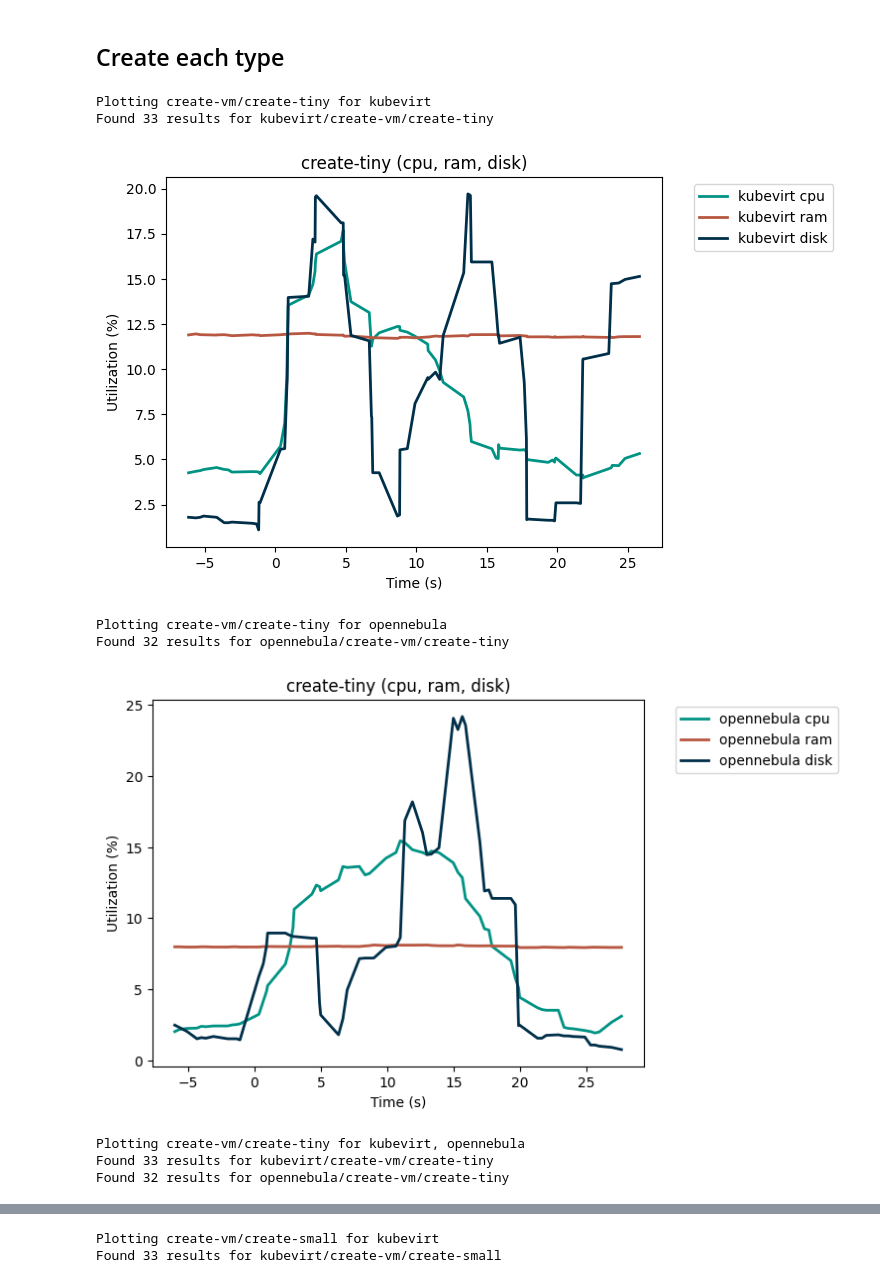
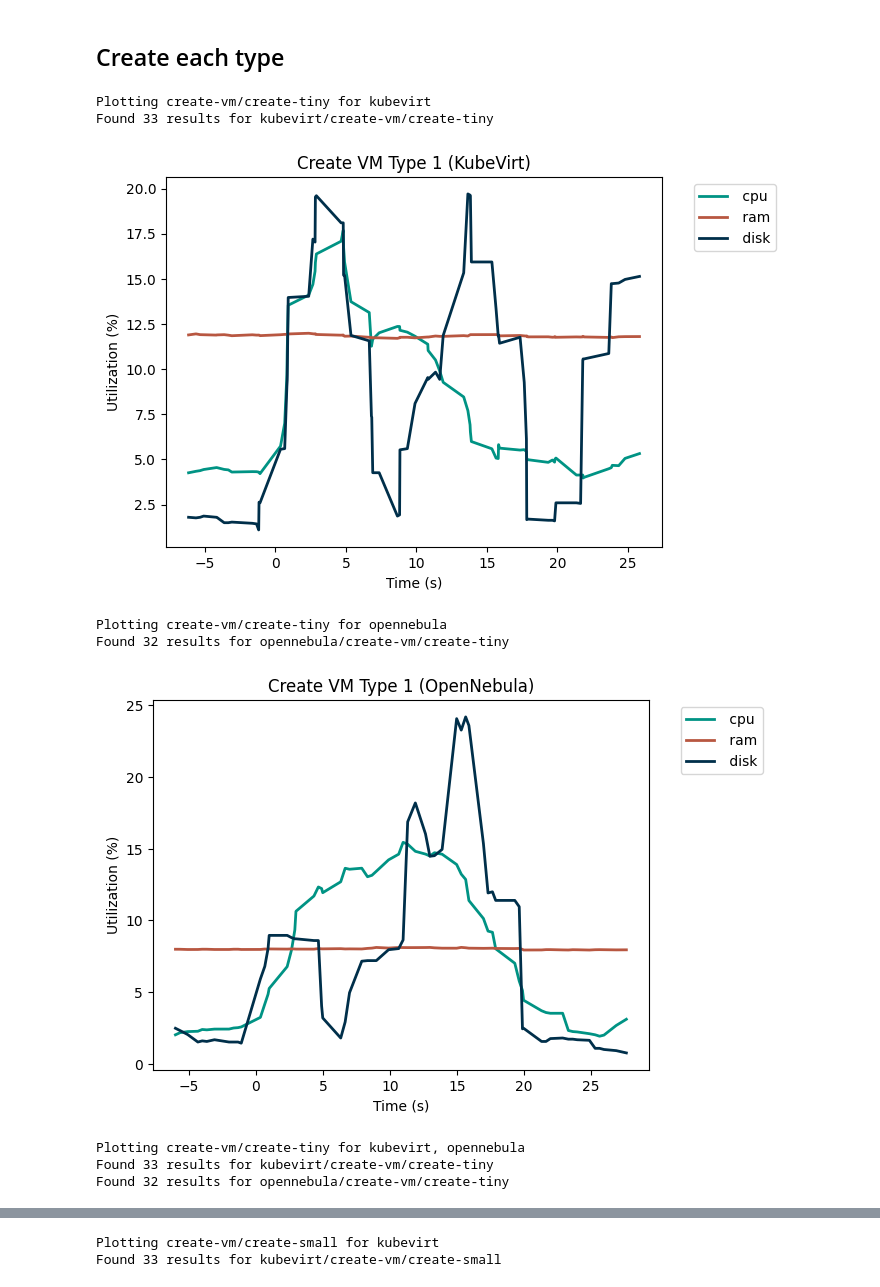
Before and after one commit to saffronjam/thesis, a Jupyter notebook: performance analysis/scripts/graphs.ipynb, the cells around one changed output, grey strips where cells are left out. Cells and saved outputs as stored; diff of their text form; code cells hidden in the pictures.

Commit message:
Updated method section with new plots and reflection content. Fix bugs with graph generation. Add usability results per participant

```diff
--- a/performance analysis/scripts/graphs.ipynb
+++ b/performance analysis/scripts/graphs.ipynb
@@ -410,28 +410,30 @@ def get_x_y(node_groups, utilizations, label_prefix):
                 else:
                     y_axis.append(metric[utilization] * 100)
 
-            y_axises.append({"node": name, "data": y_axis, "label": label_prefix + " " + utilization})
+
+            # If more than one utilization, include utilization as suffix
+            suffix = utilization if len(utilizations) > 1 else ""
+
+            y_axises.append({"node": name, "data": y_axis, "label": label_prefix + " " + suffix})
 
     return x_axises, y_axises
 
-def plot_results(vmms, group, test, node_types, utiliazations, stackplot: bool = False, filename: str = None):
+def plot_results(name, vmms, group, test, node_types, utiliazations, stackplot: bool = False, filename: str = None):
     # Remove any utilization that is not 'cpu', 'ram' or 'disk'
     utiliazations = [utiliazation for utiliazation in utiliazations if utiliazation in ['cpu', 'ram', 'disk']]
     if len(utiliazations) == 0:
         print(f"No valid utilizations found")
         return
 
-    name = f"{group}/{test}"
-
     fig, ax = plt.subplots()
-    ax.set_title(f"{test} ({', '.join(utiliazations)})")
+    ax.set_title(name)
     ax.set_xlabel('Time (s)')
     ax.set_ylabel('Utilization (%)')
 
     if len(vmms) > 1:
-        print(f"Plotting {name} for {', '.join(vmms)}")
+        print(f"Plotting {group}/{test} for {', '.join(vmms)}")
     else:
-        print(f"Plotting {name} for {vmms[0]}")
+        print(f"Plotting {group}/{test} for {vmms[0]}")
 
     # 1. Find result with group and test, choose latest if multiple
     for vmm_idx, vmm in enumerate(vmms):
@@ -444,7 +446,9 @@ def plot_results(vmms, group, test, node_types, utiliazations, stackplot: bool =
 
         timers, node_groups = merge_files(matches, node_types)
 
-        x_axises, y_axises = get_x_y(node_groups, utiliazations, vmm)
+        # If more than one VMM, include VMM as prefix
+        prefix = vmm if len(vmms) > 1 else ""
+        x_axises, y_axises = get_x_y(node_groups, utiliazations, prefix)
         x_timers = timers
 
         if len(x_axises) == 0:
@@ -486,42 +483,53 @@ end = "2024-04-10T09:43:46Z"
 # %%
 # Create VMs
 
 # What to choose:
 #  - Don't plot RAM or Diks usage for worker-nodes, since it is not interesting
 #  - Don't plot RAM or Disk usage for control-nodes, since it is virtually the same
 
+def util_name(util):
+    if util == 'cpu':
+        return 'CPU'
+    if util == 'ram':
+        return 'RAM'
+    if util == 'disk':
+        return 'Disk'
 
-for vm_type in ['tiny', 'small', 'medium', 'large']:
-    plot_results(['kubevirt'],'create-vm', 'create-'+vm_type, ['control'], ['cpu', 'ram', 'disk'], filename='create-'+vm_type+'_kubevirt.pdf')
-    plot_results(['opennebula'],'create-vm', 'create-'+vm_type, ['control'], ['cpu', 'ram', 'disk'], filename='create-'+vm_type+'_opennebula.pdf')
-    plot_results(['kubevirt', 'opennebula'],'create-vm', 'create-'+vm_type, ['worker-base'], ['cpu'], filename='create-'+vm_type+'_cpu_worker.pdf', stackplot=True)
 
-plot_results(['kubevirt', 'opennebula'],'create-vm', 'create-many', ['control'], ['cpu'], filename='create-many_cpu.pdf')
-plot_results(['kubevirt', 'opennebula'],'create-vm', 'create-many', ['worker-base'], ['cpu'], filename='create-many_cpu_worker.pdf', stackplot=True)
+for i, vm_type in enumerate(['tiny', 'small', 'medium', 'large']):
+    plot_results(f'Create VM Type {i + 1} (KubeVirt)',['kubevirt'],'create-vm', 'create-'+vm_type, ['control'], ['cpu', 'ram', 'disk'], filename='create-'+vm_type+'_kubevirt.pdf')
+    plot_results(f'Create VM Type {i + 1} (OpenNebula)',['opennebula'],'create-vm', 'create-'+vm_type, ['control'], ['cpu', 'ram', 'disk'], filename='create-'+vm_type+'_opennebula.pdf')
+    plot_results(f'Create VM Type {i + 1}',['kubevirt', 'opennebula'],'create-vm', 'create-'+vm_type, ['worker-base'], ['cpu'], filename='create-'+vm_type+'_cpu_worker.pdf', stackplot=True)
 
-plot_results(['kubevirt', 'opennebula'],'create-vm', 'create-many', ['control'], ['ram'], filename='create-many_ram.pdf')
-plot_results(['kubevirt', 'opennebula'],'create-vm', 'create-many', ['control'], ['disk'], filename='create-many_disk.pdf')
+# Create many
+for util in ['cpu', 'ram', 'disk']:
+    plot_results(f'Create Many Tiny VMs ({util_name(util)})',['kubevirt', 'opennebula'],'create-vm', 'create-many', ['control'], ['cpu'], filename='create-many_cpu.pdf')
+    plot_results(f'Create Many Tiny VMs ({util_name(util)})',['kubevirt', 'opennebula'],'create-vm', 'create-many', ['worker-base'], ['cpu'], filename='create-many_cpu_worker.pdf', stackplot=True)
 
 # Live migrate
-plot_results(['kubevirt', 'opennebula'],'live-migrate', 'live-migrate', ['control'], ['cpu'], filename='live-migrate_cpu.pdf')
-plot_results(['kubevirt', 'opennebula'],'live-migrate', 'live-migrate', ['worker'], ['cpu'], filename='live-migrate_cpu_worker.pdf', stackplot=True)
+for util in ['cpu', 'ram', 'disk']:
+    plot_results(f'Live Migrate ({util_name(util)})',['kubevirt', 'opennebula'],'live-migrate', 'live-migrate', ['control'], [util], filename='live-migrate_'+util+'.pdf')
+    plot_results(f'Live Migrate ({util_name(util)})',['kubevirt', 'opennebula'],'live-migrate', 'live-migrate', ['worker-base'], [util], filename='live-migrate_'+util+'_worker.pdf', stackplot=True)
 
-plot_results(['kubevirt', 'opennebula'],'live-migrate', 'live-migrate-many', ['control'], ['cpu'], filename='live-migrate-many_cpu.pdf')
-plot_results(['kubevirt', 'opennebula'],'live-migrate', 'live-migrate-many', ['worker'], ['cpu'], filename='live-migrate-many_cpu_worker.pdf', stackplot=True)
+# Live migrate many
+for util in ['cpu', 'ram', 'disk']:
+    plot_results(f'Live Migrate Many ({util_name(util)})',['kubevirt', 'opennebula'],'live-migrate', 'live-migrate-many', ['control'], [util], filename='live-migrate-many_'+util+'.pdf')
+    plot_results(f'Live Migrate Many ({util_name(util)})',['kubevirt', 'opennebula'],'live-migrate', 'live-migrate-many', ['worker-base'], [util], filename='live-migrate-many_'+util+'_worker.pdf', stackplot=True)
 
 # Scale cluster
-plot_results(['kubevirt', 'opennebula'],'scale-cluster', 'scale-cluster', ['control'], ['cpu'], filename='scale-cluster_cpu.pdf')
-plot_results(['kubevirt', 'opennebula'],'scale-cluster', 'scale-cluster', ['worker'], ['cpu'], filename='scale-cluster_cpu_worker.pdf', stackplot=True)
+for util in ['cpu', 'ram', 'disk']:
+    plot_results(f'Scale Cluster ({util_name(util)})',['kubevirt', 'opennebula'],'scale-cluster', 'scale-cluster', ['control'], [util], filename='scale-cluster_'+util+'.pdf')
+    plot_results(f'Scale Cluster ({util_name(util)})',['kubevirt', 'opennebula'],'scale-cluster', 'scale-cluster', ['worker-all'], [util], filename='scale-cluster_'+util+'_worker.pdf', stackplot=True)
 
-plot_results(['kubevirt', 'opennebula'],'scale-cluster', 'scale-cluster-with-vms', ['control'], ['cpu'], filename='scale-cluster-with-vms_cpu.pdf')
-plot_results(['kubevirt', 'opennebula'],'scale-cluster', 'scale-cluster-with-vms', ['worker'], ['cpu'], filename='scale-cluster-with-vms_cpu_worker.pdf', stackplot=True)
+plot_results(f'Scale Cluster With Tiny VMs',['kubevirt', 'opennebula'],'scale-cluster', 'scale-cluster-with-vms', ['control'], ['cpu'], filename='scale-cluster-with-vms_cpu.pdf')
+plot_results(f'Scale Cluster With Tiny VMs',['kubevirt', 'opennebula'],'scale-cluster', 'scale-cluster-with-vms', ['worker-all'], ['cpu'], filename='scale-cluster-with-vms_cpu_worker.pdf', stackplot=True)
 # %% [output]
 Plotting create-vm/create-tiny for kubevirt
 Found 33 results for kubevirt/create-vm/create-tiny
-[figure, old version]
+[figure, new version]
 Plotting create-vm/create-tiny for opennebula
 Found 32 results for opennebula/create-vm/create-tiny
-[figure, old version]
+[figure, new version]
 Plotting create-vm/create-tiny for kubevirt, opennebula
 Found 33 results for kubevirt/create-vm/create-tiny
 Found 32 results for opennebula/create-vm/create-tiny
```
Also changed, not shown: parts of 5 cells of this notebook, 59 other files.
